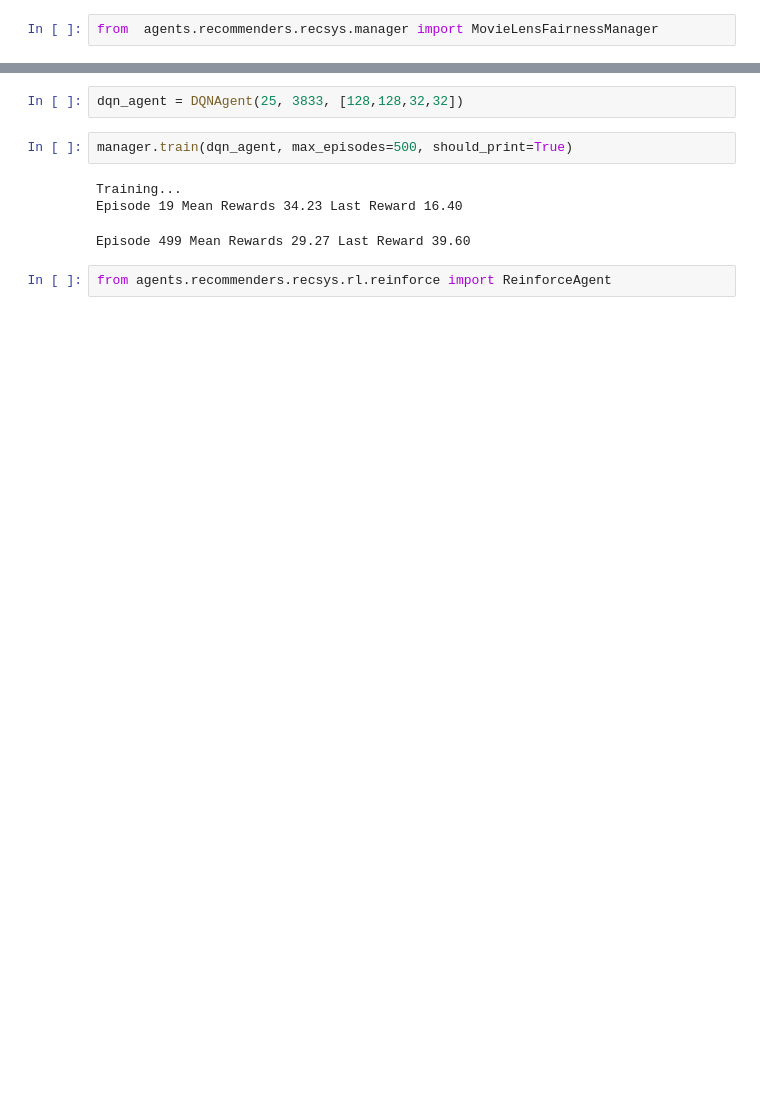
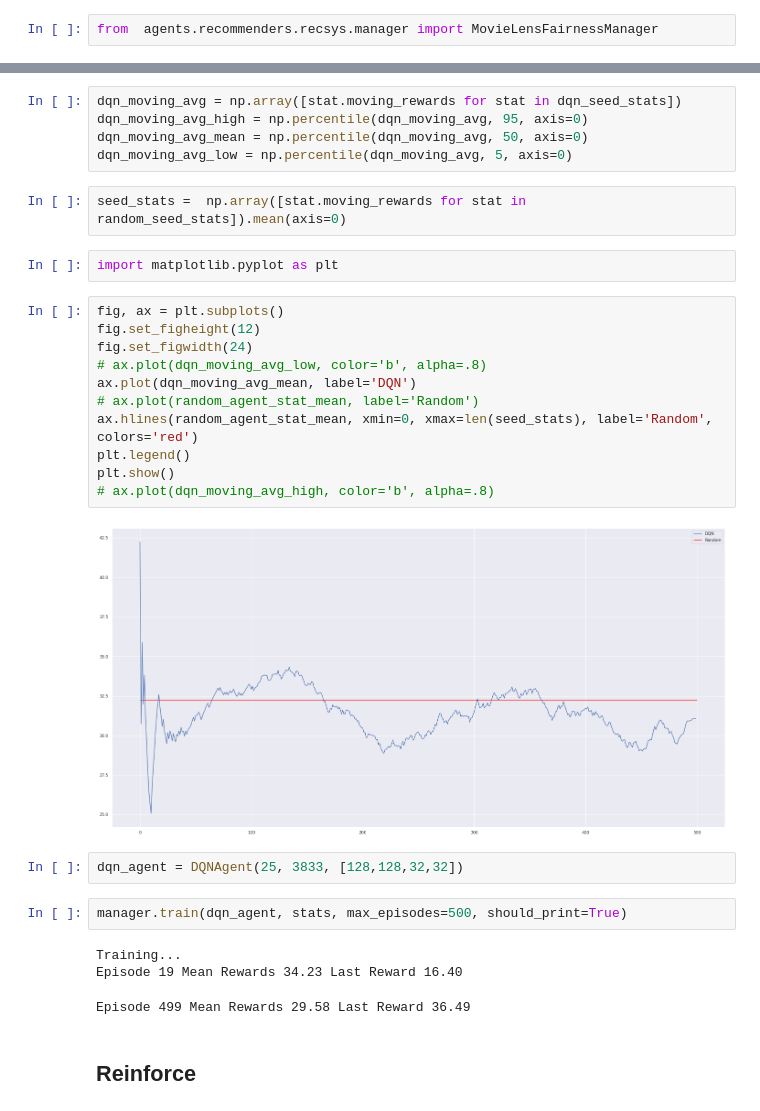
Before and after one commit to zkid18/ml-fairness-gym-recism, a Jupyter notebook: notebook.ipynb, the cells around one changed output, grey strips where cells are left out. Drawn from its saved outputs; the diff is of its cells as text; blank space fills up the shorter version.

```diff
--- a/notebook.ipynb
+++ b/notebook.ipynb
@@ -61,10 +98,32 @@ Episode 499 Mean Rewards 31.95 Last Reward 45.66
+# %%
+dqn_moving_avg = np.array([stat.moving_rewards for stat in dqn_seed_stats])
+dqn_moving_avg_high = np.percentile(dqn_moving_avg, 95, axis=0)
+dqn_moving_avg_mean = np.percentile(dqn_moving_avg, 50, axis=0)
+dqn_moving_avg_low = np.percentile(dqn_moving_avg, 5, axis=0)
+# %%
+seed_stats =  np.array([stat.moving_rewards for stat in random_seed_stats]).mean(axis=0)
+# %%
+import matplotlib.pyplot as plt
+# %%
+fig, ax = plt.subplots()
+fig.set_figheight(12)
+fig.set_figwidth(24)
+# ax.plot(dqn_moving_avg_low, color='b', alpha=.8)
+ax.plot(dqn_moving_avg_mean, label='DQN')
+# ax.plot(random_agent_stat_mean, label='Random')
+ax.hlines(random_agent_stat_mean, xmin=0, xmax=len(seed_stats), label='Random', colors='red')
+plt.legend()
+plt.show()
+# ax.plot(dqn_moving_avg_high, color='b', alpha=.8)
+# %% [output]
+[figure, added]
 # %%
 dqn_agent = DQNAgent(25, 3833, [128,128,32,32])
 # %%
-manager.train(dqn_agent, max_episodes=500, should_print=True)
+manager.train(dqn_agent, stats, max_episodes=500, should_print=True)
 # %% [output]
 Training...
 Episode 19 Mean Rewards 34.23 Last Reward 16.40
-Episode 499 Mean Rewards 29.27 Last Reward 39.60
+Episode 499 Mean Rewards 29.58 Last Reward 36.49
-# %%
-from agents.recommenders.recsys.rl.reinforce import ReinforceAgent
+# %% [markdown]
+## Reinforce
```
Also changed, not shown: parts of 26 cells of this notebook, 4 other files.
